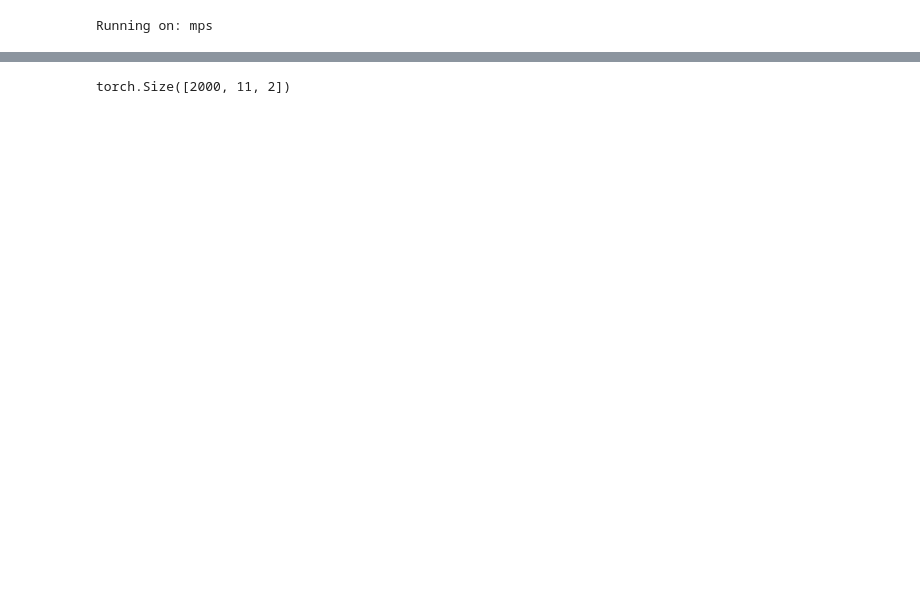
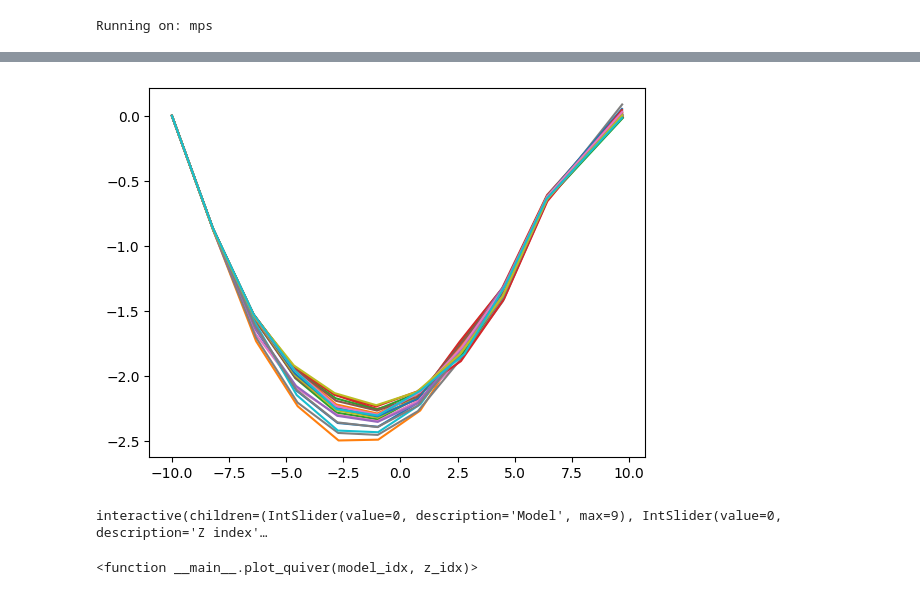
Before and after one commit to BorisBaros13/Zermelo, a Jupyter notebook: fuel_dep.ipynb, the cells around one changed output, grey strips where cells are left out. Cells and saved outputs as stored; diff of their text form; code cells hidden in the pictures; blank space fills up the shorter version.

```diff
--- a/fuel_dep.ipynb
+++ b/fuel_dep.ipynb
@@ -133,9 +140,9 @@ plt.show()
 # %%
 # now, note that our training dataset will be augmented to num_sample * num_policies
-def generate_training_data(a, b, T, time_step, n, num_policies):
+def generate_training_data(a, b, T, time_step, n, num_policies, sigma, theta):
     training_data = torch.zeros((n * num_policies, int(T / time_step)), device = device)
     for i in range(n):
-        bridge = torch.tensor(brownian_bridge_from_bm(a, b, T, time_step)[: -1], device = device)
+        bridge = torch.tensor(winds(a, b, T, time_step, sigma, theta)[: -1], device = device)
         bridge = bridge.repeat(num_policies, 1)
         training_data[i * num_policies : (i + 1) * num_policies, :] = bridge
     return training_data
@@ -165,9 +172,9 @@ input_dim = 3
 width = 500
 output_dim = 2
 v_min = 1
-v_max = 3
-velocity_penalty_multiplier = 10
-target_multiplier = 100
+v_max = 4
+velocity_penalty_multiplier = 50
+target_multiplier = 10
 n = 20
 num_policies = 100
 T = 10
@@ -176,12 +183,17 @@ num_steps = int(T / time_step)
 base_speed = 2
 a = -1
 b = 1
-start_rate = 0.1
-final_rate = 0.00000001
-num_epochs = 20
+start_rate = 0.00001
+final_rate = 0.000000001
+num_epochs = 2000
+target = torch.tensor([10.0, 0.0], device = device)
+steepness = 5
+sigma = 0.2
+theta = 0.1
+outer_loops = 3
 # %%
 # generate the training data
-training_data = generate_training_data(a, b, T, time_step, n, num_policies)
+training_data = generate_training_data(a, b, T, time_step, n, num_policies, sigma, theta)
 
 # will also need the reference trajectories (same set of num_policies for each sample)
 base_policies = random_base_policy(num_policies, num_steps, -math.pi/4, math.pi/4, 2.0)
@@ -218,4 +275,50 @@ for t in reversed(range(T)):
-# %%
-current_paths.shape
-# %% [output]
-torch.Size([2000, 11, 2])
+# %%
+for pth in range(n):
+    plt.plot(current_paths[pth * num_policies, :, 0].detach().cpu().numpy(),
+             current_paths[pth * num_policies, :, 1].detach().cpu().numpy())
+# %% [output]
+[figure, added]
+# %%
+from ipywidgets import interact, IntSlider
+
+Zs = np.linspace(-2, 2, 20)
+
+# Create grid
+xs = np.linspace(-10, 10, 20)
+ys = np.linspace(-10, 10, 20)
+X, Y = np.meshgrid(xs, ys)
+
+def plot_quiver(model_idx, z_idx):
+    model = models_erm[model_idx]
+    z = Zs[z_idx]
+
+    # Prepare input for model: shape (N, 3)
+    xy = np.stack([X.ravel(), Y.ravel(), np.full_like(X.ravel(), z)], axis=1)
+    xy_tensor = torch.tensor(xy, dtype=torch.float32, device = device)
+
+    # Get model output
+    with torch.no_grad():
+        output = model(xy_tensor).cpu().numpy()
+
+    U = output[:,0].reshape(X.shape)
+    V = output[:,1].reshape(X.shape)
+
+    # Plot quiver
+    plt.figure(figsize=(10,5))
+    plt.quiver(X, Y, U, V)
+    plt.title(f"PyTorch Quiver Plot | Model {model_idx+1} | Z = {z}")
+    plt.xlabel("X")
+    plt.ylabel("Y")
+    plt.xlim(-10, 10)
+    plt.ylim(-10, 10)
+    plt.grid(True)
+    plt.show()
+
+interact(
+    plot_quiver,
+    model_idx=IntSlider(min=0, max=len(models_erm)-1, step=1, description='Model'),
+    z_idx=IntSlider(min=0, max=len(Zs)-1, step=1, description='Z index')
+)
+# %% [output]
+interactive(children=(IntSlider(value=0, description='Model', max=9), IntSlider(value=0, description='Z index'…
+<function __main__.plot_quiver(model_idx, z_idx)>
```
Also changed, not shown: parts of 9 cells of this notebook.
